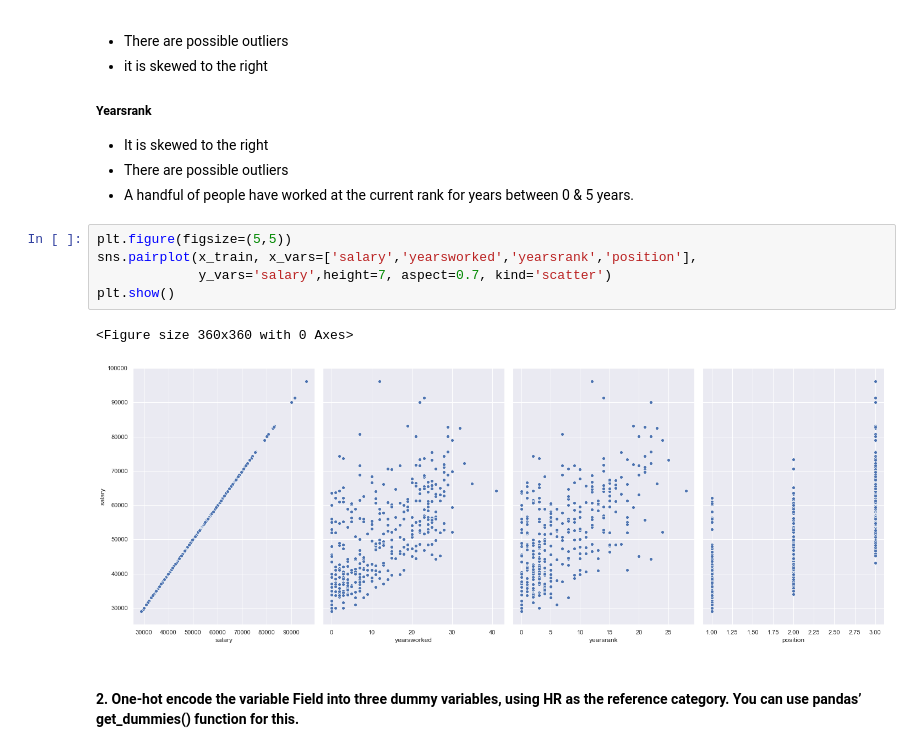
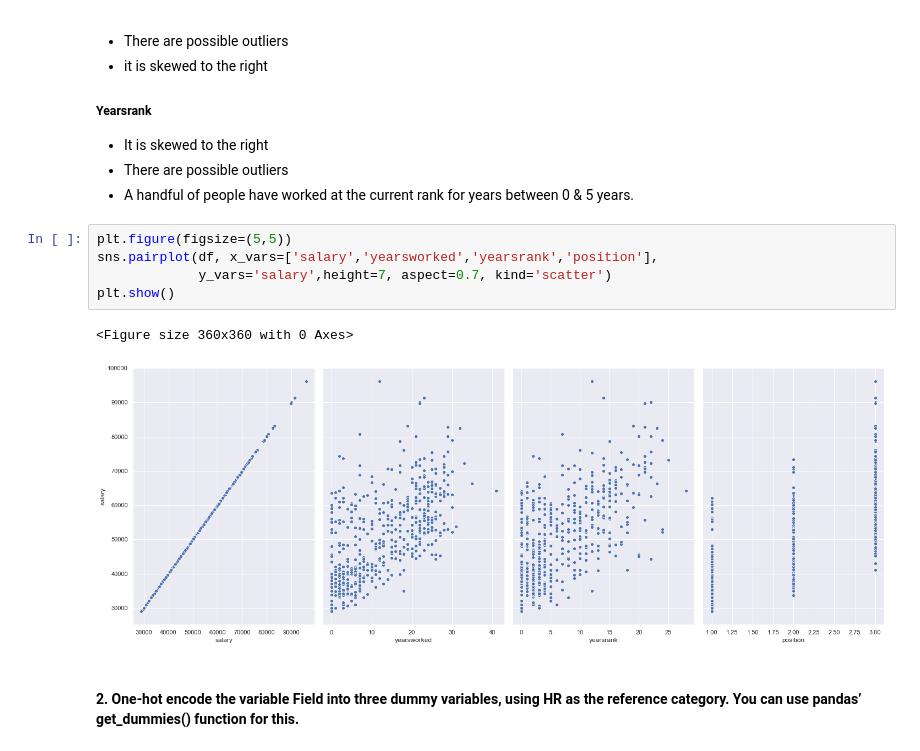
Before and after one commit to Sibusiso1995/Multi-linear-Regression, a Jupyter notebook: Mlr.ipynb, the cells around one changed output. Drawn from its saved outputs; the diff is of its cells as text.

```diff
--- a/Mlr.ipynb
+++ b/Mlr.ipynb
@@ -124,12 +117,12 @@ plt.show()
 - A handful of people have worked at the current rank for years between 0 & 5 years.
 # %%
 plt.figure(figsize=(5,5))
-sns.pairplot(x_train, x_vars=['salary','yearsworked','yearsrank','position'],
+sns.pairplot(df, x_vars=['salary','yearsworked','yearsrank','position'],
              y_vars='salary',height=7, aspect=0.7, kind='scatter')
 plt.show()
 # %% [output]
 <Figure size 360x360 with 0 Axes>
-[figure, old version]
+[figure, new version]
 # %% [markdown]
 #### 2. One-hot encode the variable Field into three dummy variables, using HR as the reference category. You can use pandas’ get_dummies() function for this.
 # %%
```
Also changed, not shown: parts of 19 cells of this notebook.
